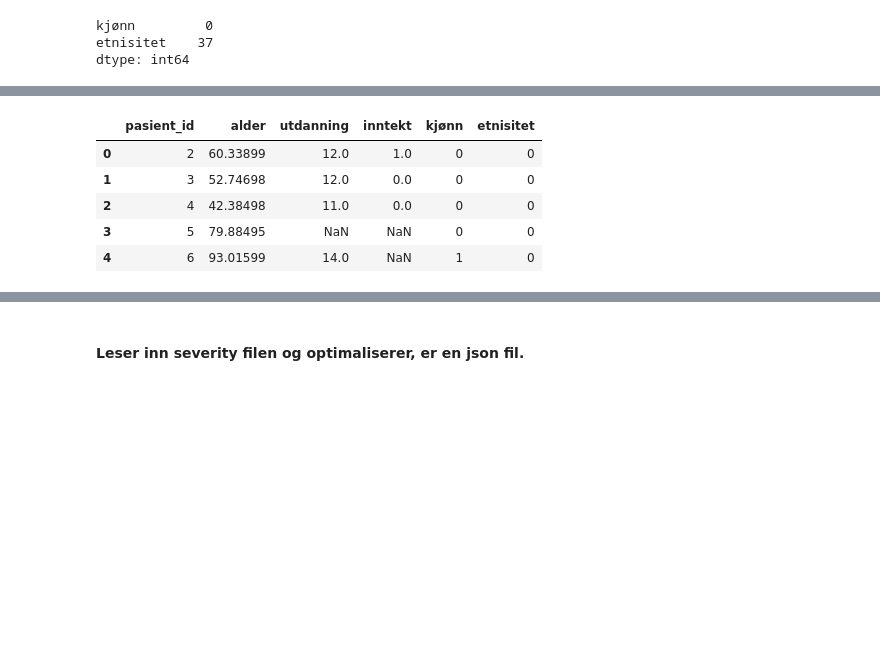
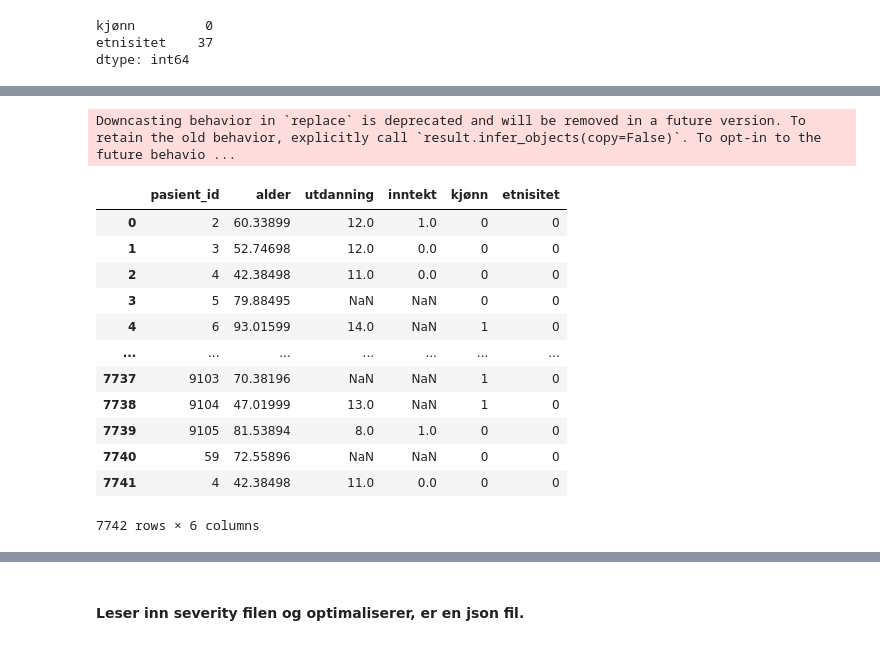
Before and after one commit to asfag4191/Predicted-hospital-stay, a Jupyter notebook: Preperation.ipynb, the cells around one changed output, grey strips where cells are left out. Drawn from its saved outputs; the diff is of its cells as text; code cells hidden in the pictures; blank space fills up the shorter version.

```diff
--- a/Preperation.ipynb
+++ b/Preperation.ipynb
@@ -12,6 +12,9 @@ from pandas import get_dummies
 import seaborn as sns
 from sklearn.ensemble import RandomForestRegressor
 from sklearn.preprocessing import OneHotEncoder
+# %%
+pd.set_option('display.max_columns', 300)
+pd.set_option('display.max_rows', 300)
 # %% [markdown]
 ## Leser inn data
 # %%
@@ -75,29 +185,26 @@ dtype: int64
 # %%
-#Gjør om etnisitet til en kolonne
-
-# Bruker idmax for å finne hvilken kolonne som har høyest verdi, og setter denne som etnisitet.
-df_demographic['etnisitet'] = df_demographic[['etnisitet_white', 'etnisitet_black', 'etnisitet_asian', 'etnisitet_hispanic','etnisitet_other']].idxmax(axis=1)
-
-etnisitet_mapping= {
-    'etnisitet_white': 0,
-    'etnisitet_black': 1,
-    'etnisitet_asian': 2,
-    'etnisitet_hispanic': 3,
-    'etnisitet_other': 4,
-
+income_mapping= {
+    'under $11k': 0,
+    '$11-$25k': 1,
+    '$25-$50k': 2,
+    '>$50k': 3,
 }
-# Bruker map() for å oversette kolonnenavnene til numeriske verdier
-df_demographic['etnisitet'] = df_demographic['etnisitet'].map(etnisitet_mapping)
-
-# Fjerner de gamle etnisitetskolonnene, hvis ønskelig
-df_demographic.drop(columns=['etnisitet_white', 'etnisitet_black', 'etnisitet_asian', 'etnisitet_hispanic', 'etnisitet_other'], inplace=True)
-
-# Nå har vi en kolonne 'etnisitet' med de korrekte numeriske verdiene
-df_demographic.head()
+df_demographic['inntekt']=df_demographic['inntekt'].map(income_mapping)
+df_demographic=df_demographic.replace({True:1, False:0})
+df_demographic['alder'] = df_demographic['alder'].apply(lambda x: x if x > 0 else np.nan)
+df_demographic
 # %% [output]
+Downcasting behavior in `replace` is deprecated and will be removed in a future version. To retain the old behavior, explicitly call `result.infer_objects(copy=False)`. To opt-in to the future behavio ...
 |  | pasient_id | alder | utdanning | inntekt | kjønn | etnisitet |
 | 0 | 2 | 60.33899 | 12.0 | 1.0 | 0 | 0 |
 | 1 | 3 | 52.74698 | 12.0 | 0.0 | 0 | 0 |
 | 2 | 4 | 42.38498 | 11.0 | 0.0 | 0 | 0 |
 | 3 | 5 | 79.88495 | NaN | NaN | 0 | 0 |
 | 4 | 6 | 93.01599 | 14.0 | NaN | 1 | 0 |
+| ... | ... | ... | ... | ... | ... | ... |
+| 7737 | 9103 | 70.38196 | NaN | NaN | 1 | 0 |
+| 7738 | 9104 | 47.01999 | 13.0 | NaN | 1 | 0 |
+| 7739 | 9105 | 81.53894 | 8.0 | 1.0 | 0 | 0 |
+| 7740 | 59 | 72.55896 | NaN | NaN | 0 | 0 |
+| 7741 | 4 | 42.38498 | 11.0 | 0.0 | 0 | 0 |
+7742 rows × 6 columns
```
Also changed, not shown: parts of 73 cells of this notebook, 2 other files.
